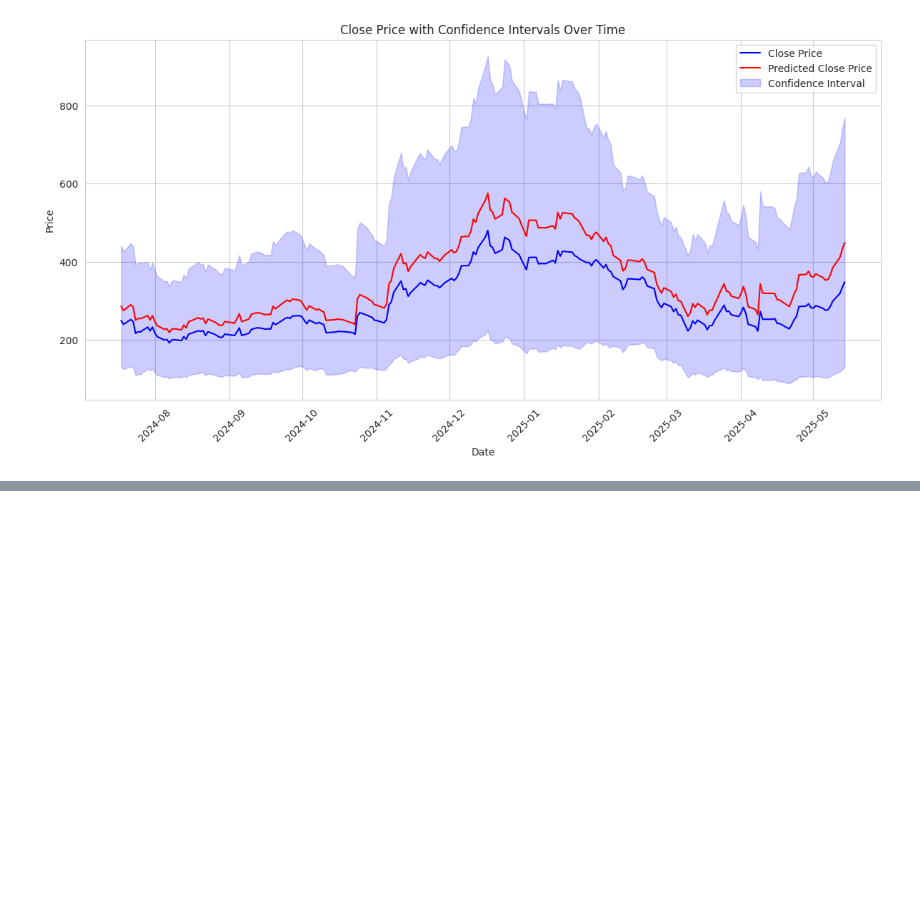
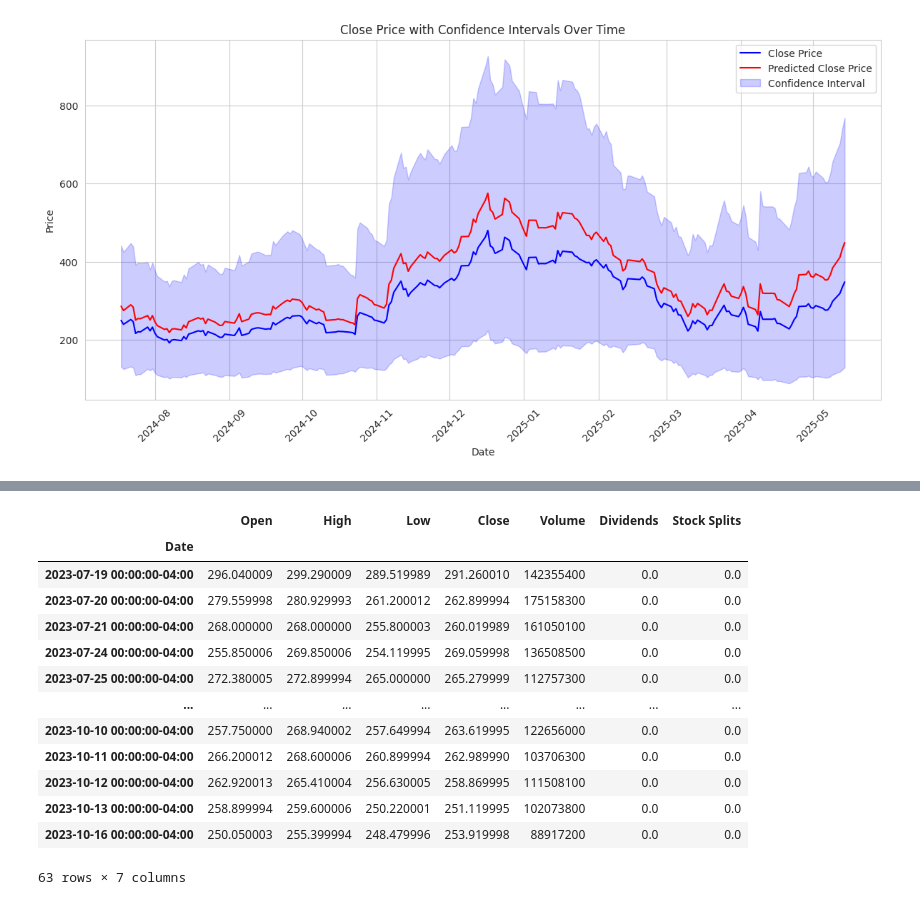
Before and after one commit to pratham-aggr/projectAlpha, a Jupyter notebook: GBM.ipynb, the cells around one changed output, grey strips where cells are left out. Saved outputs shown, nothing was run; the diff lists cells and outputs as text; code cells hidden in the pictures; blank space fills up the shorter version.

```diff
--- a/GBM.ipynb
+++ b/GBM.ipynb
@@ -523,0 +547,17 @@ def date_after_t(start_date, t_years, days_in_year=252):
+# %%
+test_data
+# %% [output]
+|  | Open | High | Low | Close | Volume | Dividends | Stock Splits |
+| Date |  |  |  |  |  |  |  |
+| 2023-07-19 00:00:00-04:00 | 296.040009 | 299.290009 | 289.519989 | 291.260010 | 142355400 | 0.0 | 0.0 |
+| 2023-07-20 00:00:00-04:00 | 279.559998 | 280.929993 | 261.200012 | 262.899994 | 175158300 | 0.0 | 0.0 |
+| 2023-07-21 00:00:00-04:00 | 268.000000 | 268.000000 | 255.800003 | 260.019989 | 161050100 | 0.0 | 0.0 |
+| 2023-07-24 00:00:00-04:00 | 255.850006 | 269.850006 | 254.119995 | 269.059998 | 136508500 | 0.0 | 0.0 |
+| 2023-07-25 00:00:00-04:00 | 272.380005 | 272.899994 | 265.000000 | 265.279999 | 112757300 | 0.0 | 0.0 |
+| ... | ... | ... | ... | ... | ... | ... | ... |
+| 2023-10-10 00:00:00-04:00 | 257.750000 | 268.940002 | 257.649994 | 263.619995 | 122656000 | 0.0 | 0.0 |
+| 2023-10-11 00:00:00-04:00 | 266.200012 | 268.600006 | 260.899994 | 262.989990 | 103706300 | 0.0 | 0.0 |
+| 2023-10-12 00:00:00-04:00 | 262.920013 | 265.410004 | 256.630005 | 258.869995 | 111508100 | 0.0 | 0.0 |
+| 2023-10-13 00:00:00-04:00 | 258.899994 | 259.600006 | 250.220001 | 251.119995 | 102073800 | 0.0 | 0.0 |
+| 2023-10-16 00:00:00-04:00 | 250.050003 | 255.399994 | 248.479996 | 253.919998 | 88917200 | 0.0 | 0.0 |
+63 rows × 7 columns
```
Also changed, not shown: parts of 14 cells of this notebook, 9 other files.
